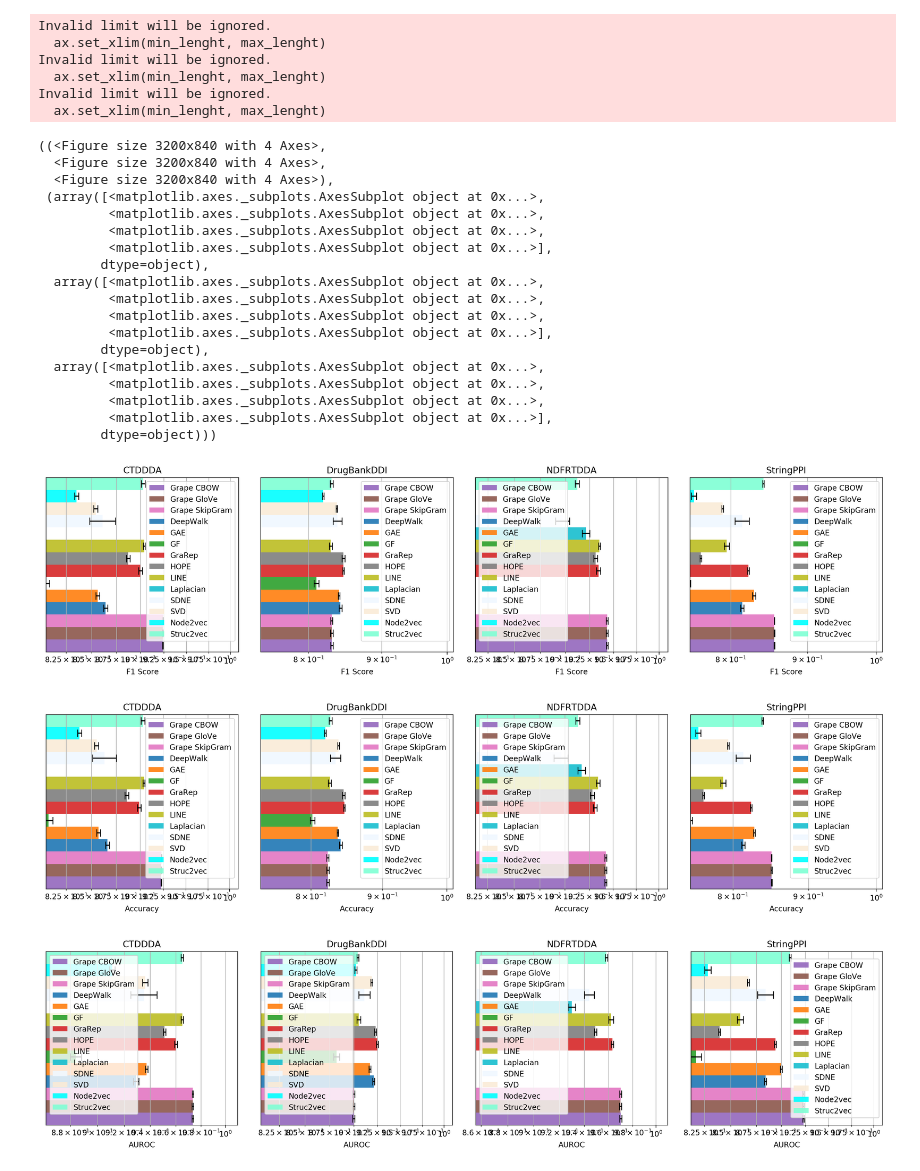
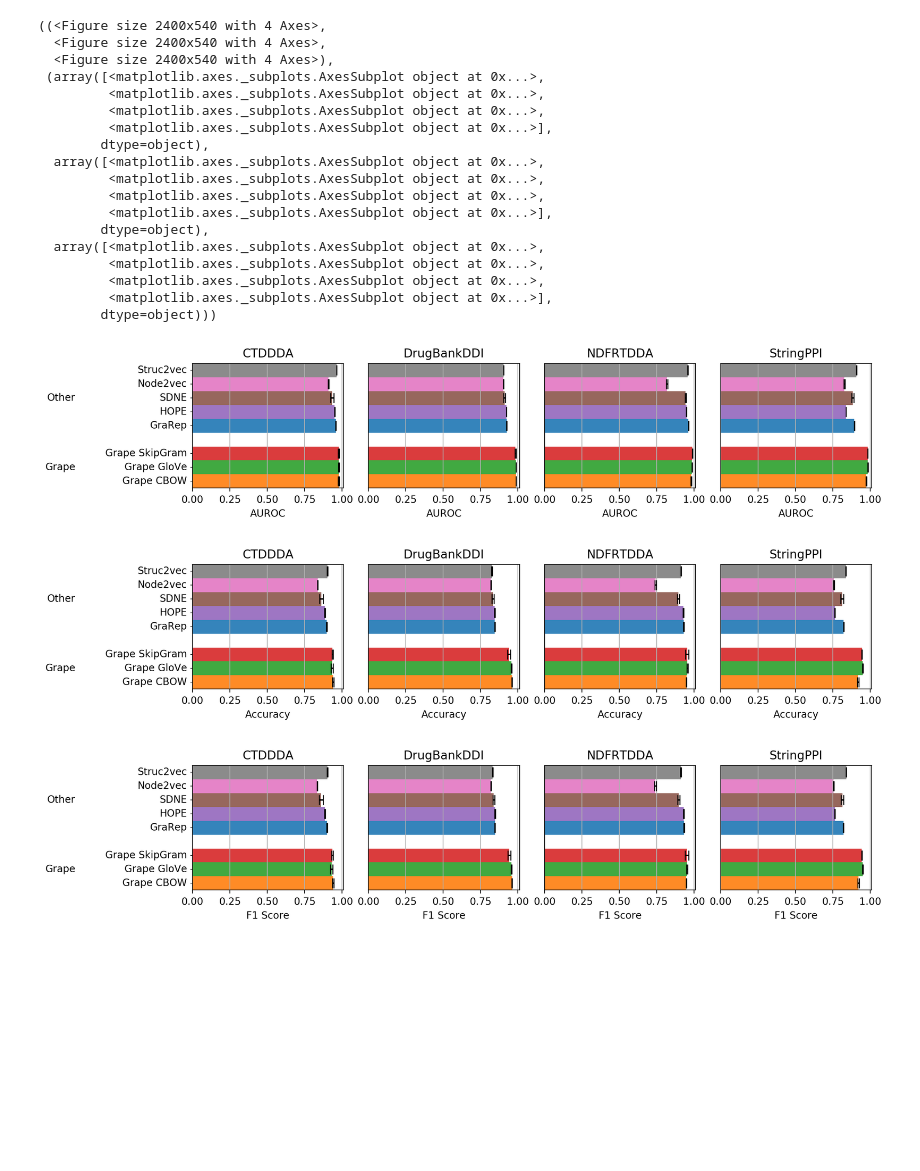
Before and after one commit to LucaCappelletti94/embiggen_experiments, a Jupyter notebook: yue_comparisons/Barplots.ipynb, the cells around one changed output. Drawn from its saved outputs; the diff is of its cells as text; code cells hidden in the pictures; blank space fills up the shorter version.

```diff
--- a/yue_comparisons/Barplots.ipynb
+++ b/yue_comparisons/Barplots.ipynb
@@ -4,6 +4,15 @@ import os
 import pandas as pd
 from glob import glob
 import compress_pickle
+# %%
+bad_models = [
+    "GF",
+    "GAE",
+    "DeepWalk",
+    "Laplacian",
+    "SVD",
+    "LINE"
+]
 # %%
 grape_results = pd.concat([
     pd.read_csv(path)
@@ -15,10 +24,14 @@ grape_results.graph = [
 ]
 grape_results = grape_results[grape_results.trainable==True]
 grape_results.drop(columns=["trainable"], inplace=True)
+grape_results["work"] = "Grape"
 grape_results = grape_results[grape_results.run_type=="test"]
-indices = ["graph", "method"]
+indices = ["graph", "work", "method"]
 grape_results = grape_results.groupby(indices).agg(["mean", "std"])
-yue = pd.read_csv("yue_results.csv", index_col=[0,1,2], header=[0, 1]).reset_index().set_index(indices)
+yue = pd.read_csv("yue_results.csv", index_col=[0,1,2], header=[0, 1]).reset_index()
+yue = yue[~yue.method.isin(bad_models)]
+yue["work"] = "Other"
+yue = yue.set_index(indices)
 all_results = pd.DataFrame(pd.concat([
     grape_results,
     yue
@@ -52,36 +65,32 @@ pd.concat([
 # %%
 barplots(
     all_results,
-    height=4,
+    height=3,
     subplots=True,
     orientation="horizontal",
-    scale="log"
+    use_multiprocessing=False,
+    show_legend=False,
+    unique_minor_labels=True
 )
 # %% [output]
-Invalid limit will be ignored.
-  ax.set_xlim(min_lenght, max_lenght)
-Invalid limit will be ignored.
-  ax.set_xlim(min_lenght, max_lenght)
-Invalid limit will be ignored.
-  ax.set_xlim(min_lenght, max_lenght)
+((<Figure size 2400x540 with 4 Axes>,
+  <Figure size 2400x540 with 4 Axes>,
+  <Figure size 2400x540 with 4 Axes>),
+ (array([<matplotlib.axes._subplots.AxesSubplot object at 0x...>,
+         <matplotlib.axes._subplots.AxesSubplot object at 0x...>,
+         <matplotlib.axes._subplots.AxesSubplot object at 0x...>,
+         <matplotlib.axes._subplots.AxesSubplot object at 0x...>],
+        dtype=object),
+  array([<matplotlib.axes._subplots.AxesSubplot object at 0x...>,
+         <matplotlib.axes._subplots.AxesSubplot object at 0x...>,
+         <matplotlib.axes._subplots.AxesSubplot object at 0x...>,
+         <matplotlib.axes._subplots.AxesSubplot object at 0x...>],
+        dtype=object),
+  array([<matplotlib.axes._subplots.AxesSubplot object at 0x...>,
+         <matplotlib.axes._subplots.AxesSubplot object at 0x...>,
+         <matplotlib.axes._subplots.AxesSubplot object at 0x...>,
+         <matplotlib.axes._subplots.AxesSubplot object at 0x...>],
+        dtype=object)))
-((<Figure size 3200x840 with 4 Axes>,
-  <Figure size 3200x840 with 4 Axes>,
-  <Figure size 3200x840 with 4 Axes>),
- (array([<matplotlib.axes._subplots.AxesSubplot object at 0x...>,
-         <matplotlib.axes._subplots.AxesSubplot object at 0x...>,
-         <matplotlib.axes._subplots.AxesSubplot object at 0x...>,
-         <matplotlib.axes._subplots.AxesSubplot object at 0x...>],
-        dtype=object),
-  array([<matplotlib.axes._subplots.AxesSubplot object at 0x...>,
-         <matplotlib.axes._subplots.AxesSubplot object at 0x...>,
-         <matplotlib.axes._subplots.AxesSubplot object at 0x...>,
-         <matplotlib.axes._subplots.AxesSubplot object at 0x...>],
-        dtype=object),
-  array([<matplotlib.axes._subplots.AxesSubplot object at 0x...>,
-         <matplotlib.axes._subplots.AxesSubplot object at 0x...>,
-         <matplotlib.axes._subplots.AxesSubplot object at 0x...>,
-         <matplotlib.axes._subplots.AxesSubplot object at 0x...>],
-        dtype=object)))
-[figure, old version]
+[figure, new version]
-[figure, old version]
+[figure, new version]
-[figure, old version]
+[figure, new version]
```
Also changed, not shown: parts of 1 cell of this notebook, 5 other files.
